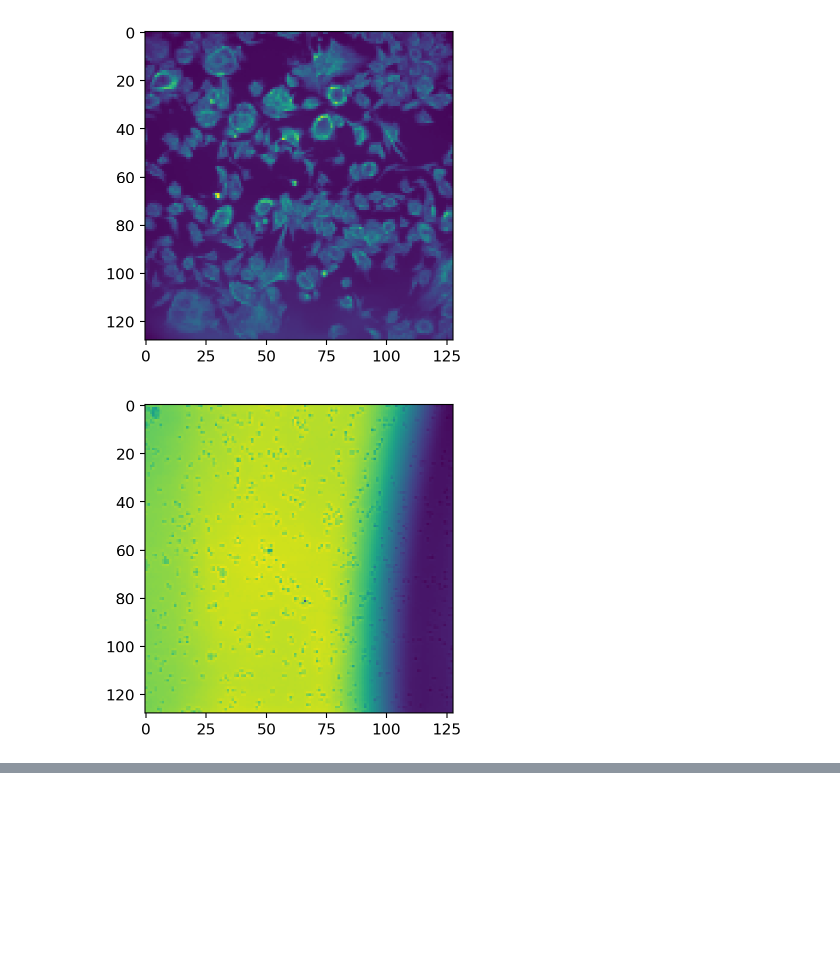
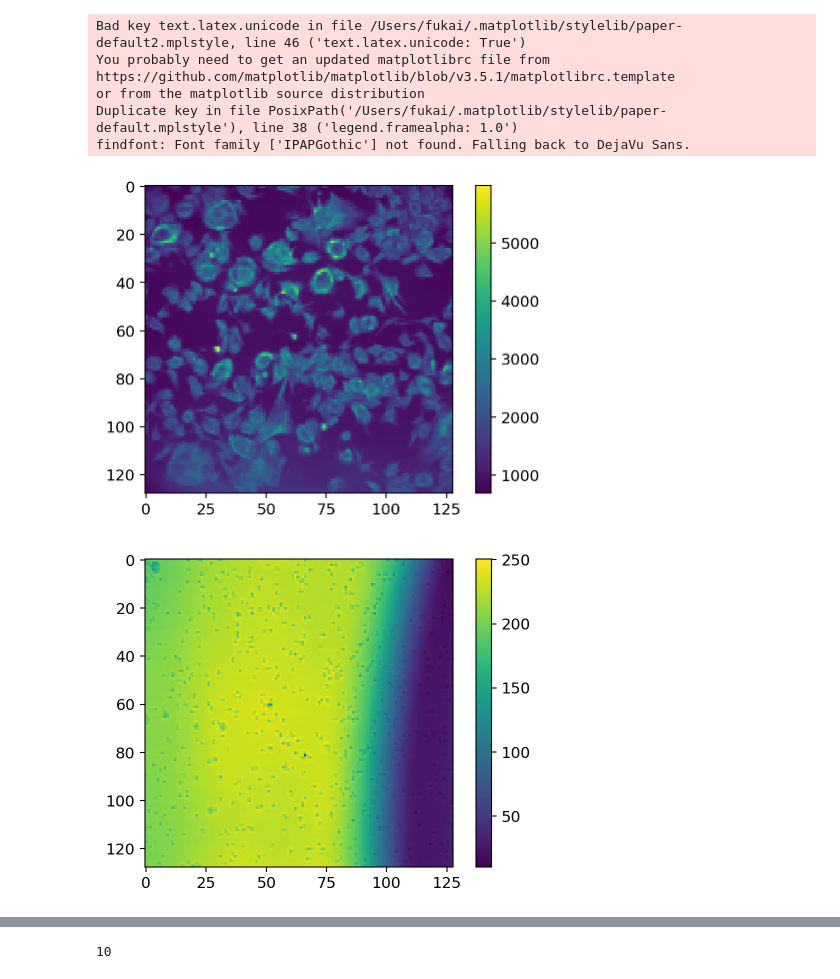
Before and after one commit to yfukai/BaSiCpy, a Jupyter notebook: Notebooks/export_reference_impl_data.ipynb, the cells around one changed output, grey strips where cells are left out. Drawn from its saved outputs; the diff is of its cells as text; code cells hidden in the pictures; blank space fills up the shorter version.

```diff
--- a/Notebooks/export_reference_impl_data.ipynb
+++ b/Notebooks/export_reference_impl_data.ipynb
@@ -10,33 +10,40 @@ _preserve_range = True
 
 keys = ["cell_culture","timelapse_brightfield","timelapse_nanog","timelapse_pu1","wsi_brain"]
 def _resize_images_list(images_list,
                         side_size: float = None,
                         x_side_size: float = None,
                         y_side_size: float = None):
     if side_size is not None:
         y_side_size = x_side_size = side_size
     resized_images_list = []
     for i, im in enumerate(images_list):
         if im.shape[0] != x_side_size or im.shape[1] != y_side_size:
             resized_images_list.append(skresize(
                 im,
                 (x_side_size, y_side_size),
                 order = RESIZE_ORDER,
                 mode = RESIZE_MODE,
                 preserve_range = _preserve_range
                 )
             )
         else:
             resized_images_list.append(im)
     return resized_images_list
 
 imagess = {}
 for k in keys:
     images = np.load("../ExampleData/{}.npz".format(k))["images"]
     images=_resize_images_list(images,side_size=128)
-    imagess[k] = images
+    imagess[k] = np.array(images).astype(np.float32)
     plt.imshow(images[10])
+    plt.colorbar()
     plt.show()
 # %% [output]
+Bad key text.latex.unicode in file /Users/fukai/.matplotlib/stylelib/paper-default2.mplstyle, line 46 ('text.latex.unicode: True')
+You probably need to get an updated matplotlibrc file from
+https://github.com/matplotlib/matplotlib/blob/v3.5.1/matplotlibrc.template
+or from the matplotlib source distribution
+Duplicate key in file PosixPath('/Users/fukai/.matplotlib/stylelib/paper-default.mplstyle'), line 38 ('legend.framealpha: 1.0')
+findfont: Font family ['IPAPGothic'] not found. Falling back to DejaVu Sans.
-[figure, old version]
+[figure, new version]
-[figure, old version]
+[figure, new version]
@@ -46,3 +53,7 @@ for k in keys:
+# %%
+np.min(images)
+# %% [output]
+10
 # %%
 import pybasic
 res={}
```
Also changed, not shown: parts of 3 cells of this notebook, 3 other files.
